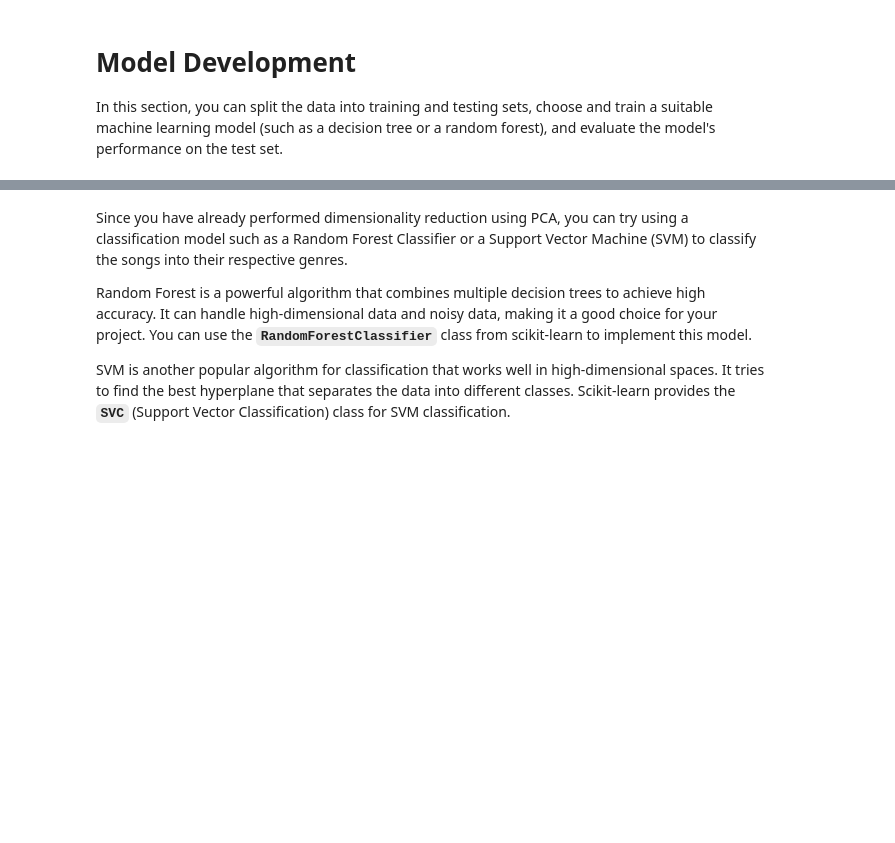
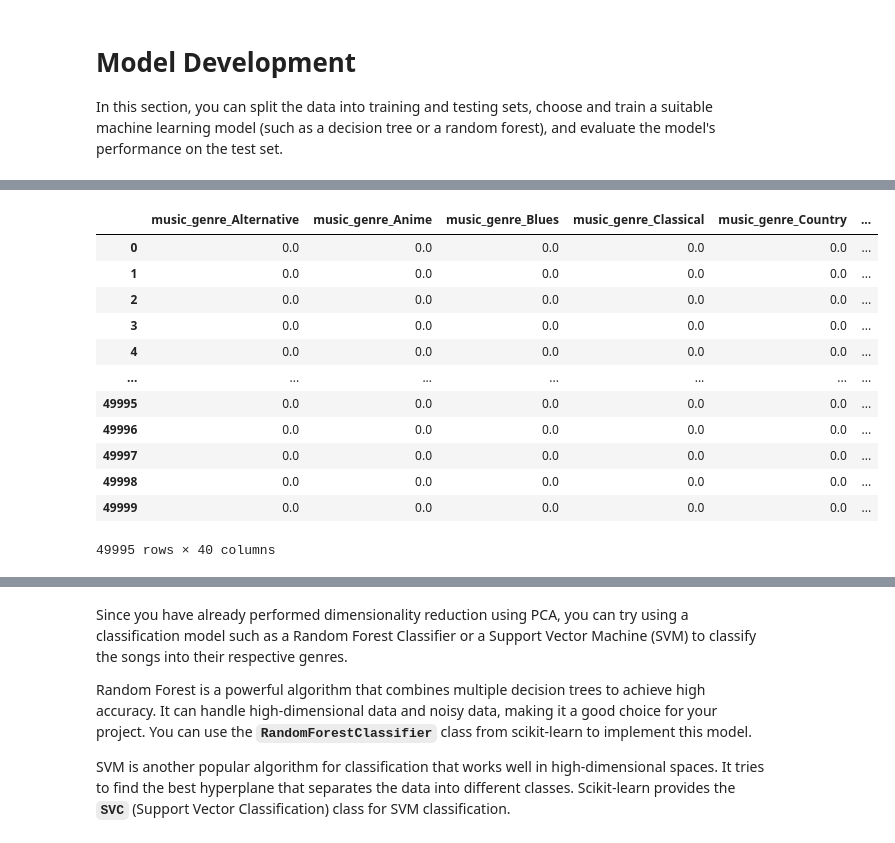
Before and after one commit to Aya0813/Jupyter, a Jupyter notebook: Capstone_Project_FML.ipynb, the cells around one changed output, grey strips where cells are left out. Cells and saved outputs as stored; diff of their text form; code cells hidden in the pictures; blank space fills up the shorter version.

```diff
--- a/Capstone_Project_FML.ipynb
+++ b/Capstone_Project_FML.ipynb
@@ -158,0 +175,15 @@ df = df.drop(columns=['tempo'])
+# %%
+import pandas as pd
+from sklearn.preprocessing import StandardScaler
+
+# Select columns to standardize
+columns_to_standardize = ['valence', 'speechiness', 'loudness', 'liveness' , 'instrumentalness', 'energy', 'duration_ms', 'danceability', 'acousticness', 'popularity', 'instance_id']
+
+# Create a StandardScaler object
+scaler = StandardScaler()
+
+# Fit the scaler to the selected columns
+scaler.fit(df[columns_to_standardize])
+
+# Transform the selected columns
+df[columns_to_standardize] = scaler.transform(df[columns_to_standardize])
@@ -370,0 +308,28 @@ print(df_encoded.shape)
+# %%
+from sklearn.preprocessing import OneHotEncoder
+
+# PROCESS - ONE HOT ENCODING for 'key', 'mode', 'obtained_date', 'music_genre'
+
+# TO DO : LATER just drop obtained_date - irrelevant as we only have 4 dates
+# TO DO :  GO BACK AND MAKE MODE INTO NORMAL BINARY (0 OR 1 )
+
+# updated code to perform one-hot encoding on the target variable instead of label encoding:
+
+# concatenate your encoded target variable with your feature columns
+features = df.drop('music_genre', axis=1)
+
+# Define the categorical columns to be one-hot encoded
+categorical_cols = ['key', 'mode', 'obtained_date']
+
+# One-hot encode the categorical columns
+onehot_encoder = OneHotEncoder(handle_unknown='ignore')
+features = pd.DataFrame(onehot_encoder.fit_transform(features[categorical_cols]).toarray(),
+                          columns=onehot_encoder.get_feature_names_out(categorical_cols))
+
+# One-hot encode the target variable (music_genre column)
+target_encoder = OneHotEncoder(handle_unknown='ignore')
+encoded_target = pd.DataFrame(target_encoder.fit_transform(df[['music_genre']]).toarray(),
+                              columns=target_encoder.get_feature_names_out(['music_genre']))
+
+# concatenate the encoded target variable with the feature columns
+df_encoded = pd.concat([encoded_target, features, df.drop(columns=categorical_cols + ['music_genre'])], axis=1)
@@ -487,0 +774,16 @@ If you are not seeing clear clusters after performing PCA, it may be a good idea
+# %%
+df_encoded
+# %% [output]
+|  | music_genre_Alternative | music_genre_Anime | music_genre_Blues | music_genre_Classical | music_genre_Country | ... |
+| 0 | 0.0 | 0.0 | 0.0 | 0.0 | 0.0 | ... |
+| 1 | 0.0 | 0.0 | 0.0 | 0.0 | 0.0 | ... |
+| 2 | 0.0 | 0.0 | 0.0 | 0.0 | 0.0 | ... |
+| 3 | 0.0 | 0.0 | 0.0 | 0.0 | 0.0 | ... |
+| 4 | 0.0 | 0.0 | 0.0 | 0.0 | 0.0 | ... |
+| ... | ... | ... | ... | ... | ... | ... |
+| 49995 | 0.0 | 0.0 | 0.0 | 0.0 | 0.0 | ... |
+| 49996 | 0.0 | 0.0 | 0.0 | 0.0 | 0.0 | ... |
+| 49997 | 0.0 | 0.0 | 0.0 | 0.0 | 0.0 | ... |
+| 49998 | 0.0 | 0.0 | 0.0 | 0.0 | 0.0 | ... |
+| 49999 | 0.0 | 0.0 | 0.0 | 0.0 | 0.0 | ... |
+49995 rows × 40 columns
```
Also changed, not shown: parts of 75 cells of this notebook, 1 other file.
